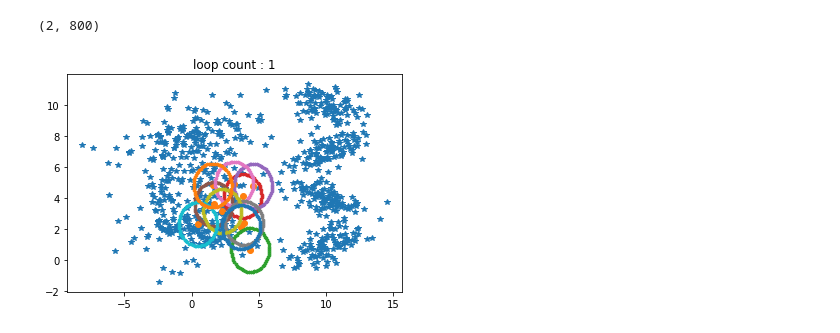
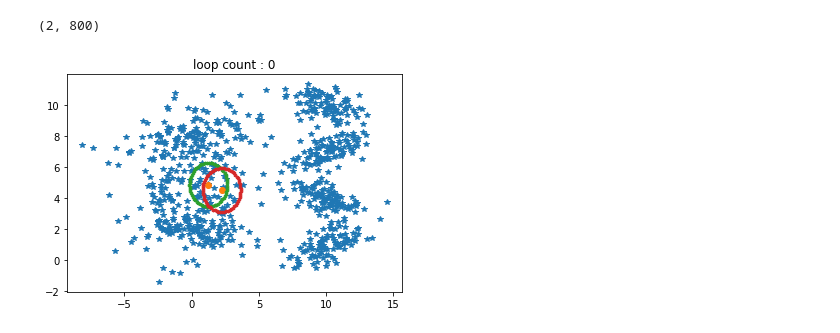
Before and after one commit to yojulab/knou_study_machinglearning, a Jupyter notebook: codes/sanghunoh/reports/과제_5_1_가우시안혼합모델.ipynb, the cells around one changed output. Saved outputs shown, nothing was run; the diff lists cells and outputs as text; code cells hidden in the pictures.

```diff
--- a/codes/sanghunoh/reports/과제_5_1_가우시안혼합모델.ipynb
+++ b/codes/sanghunoh/reports/과제_5_1_가우시안혼합모델.ipynb
@@ -70,16 +70,16 @@ def drawgraph(X, Mu, Sigma, cnt):
 # %%
 import numpy as np
 N = X.shape[1]                              # 데이터의 수
-M = 10                                       # 가우시안 성분의 수
+M = 2                                       # 가우시안 성분의 수
 Mu = np.random.rand(M,2)*5                  # 파라메터 설정
 Sigma = np.zeros([M,2,2])
 for i in range(M):                          #파라미터 초기화(평균)
   Sigma[i,:,:] = [[1,0],[0,1]]
 alpha = (np.zeros([M,1])+1)/M               # 파라미터 초기화(혼합계수)
 
-drawgraph(X,Mu, Sigma,1);                   # 그래프 그리기 함수 호출
+drawgraph(X,Mu, Sigma,0);                   # 그래프 그리기 함수 호출
 # %% [output]
-[figure, old version]
+[figure, new version]
 # %%
 Maxtau = 100          # 최대 반복횟수 설정
 px = np.zeros([M,N]) #(M*N)
```
Also changed, not shown: parts of 3 cells of this notebook.
